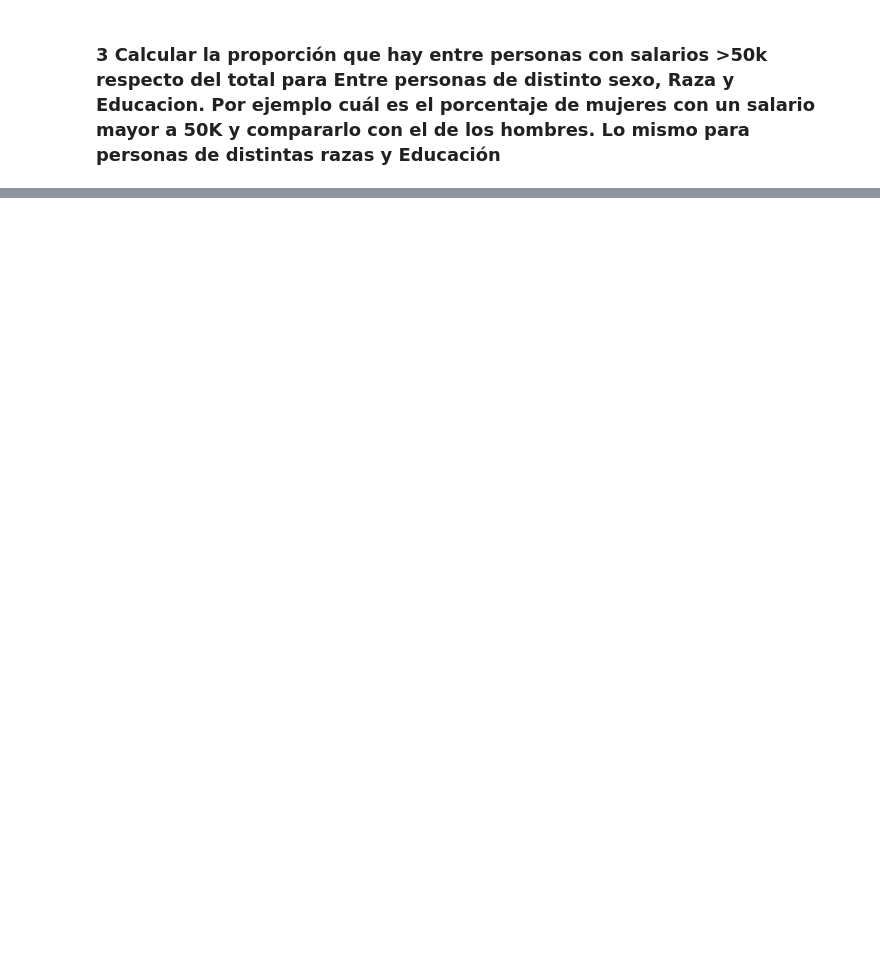
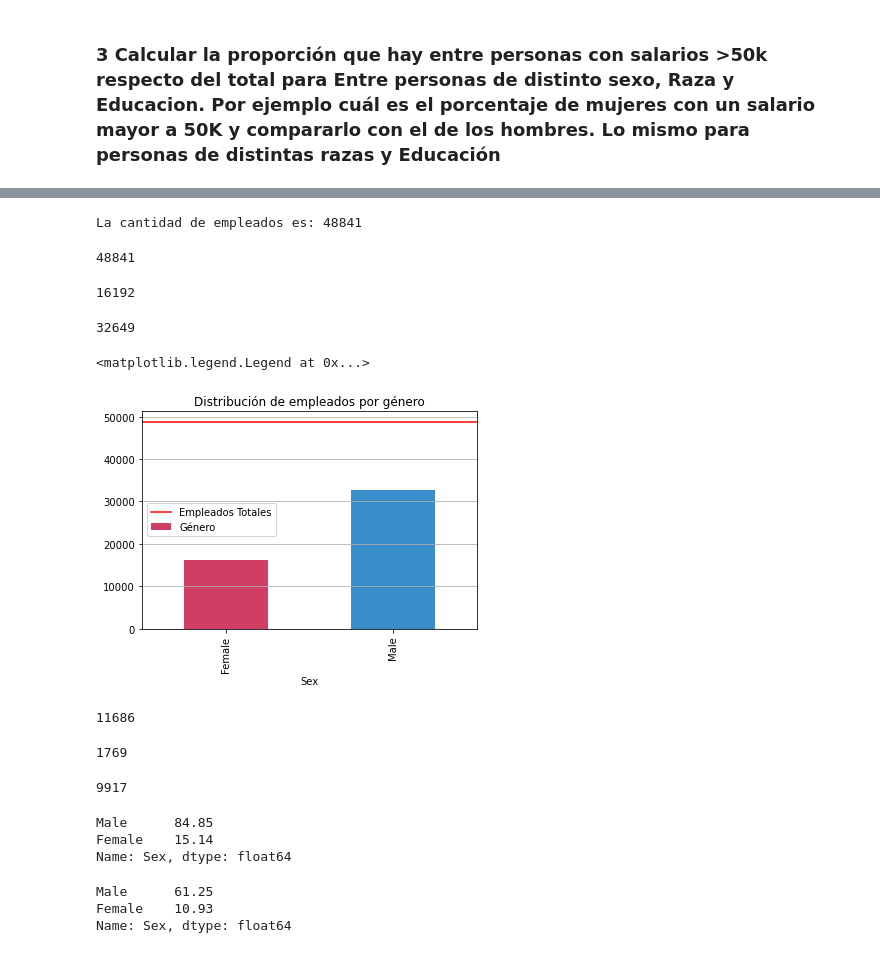
Before and after one commit to chopliszt/data-science-coder, a Jupyter notebook: Desafío 6 data wrangling 2/Desafío 6 Data Wrangling 2.ipynb, the cells around one changed output, grey strips where cells are left out. Drawn from its saved outputs; the diff is of its cells as text; code cells hidden in the pictures; blank space fills up the shorter version.

```diff
--- a/Desafío 6 data wrangling 2/Desafío 6 Data Wrangling 2.ipynb
+++ b/Desafío 6 data wrangling 2/Desafío 6 Data Wrangling 2.ipynb
@@ -16,3 +16,10 @@ w_data.head()
 | 2 | Private | 215646.0 | 0.0 | 0.0 | 40.0 | 143654 | <=50K |
 | 3 | Private | 234721.0 | 0.0 | 0.0 | 40.0 | 41510 | <=50K |
 | 4 | Private | 338409.0 | 0.0 | 0.0 | 40.0 | 195025 | <=50K |
+# %%
+p_data=pd.read_csv("p_data.csv",sep=";")
+p_data.head();
+# %%
+#merge https://pandas.pydata.org/docs/reference/api/pandas.DataFrame.merge.html
+df_unido = pd.merge(w_data, p_data, on='ID', how='outer', indicator='union')
+df_unido.head()
@@ -22,0 +63,4 @@ w_data.head()
+# %%
+df_unido['Target'] = df_unido['Target'].str.replace('<=50K.', '<=50K')
+df_unido['Target'] = df_unido['Target'].str.replace('>50K.','>50K')
+df_unido.groupby(by=df_unido['Target']).count()
@@ -24,0 +110,5 @@ w_data.head()
+# %%
+df_unido['Sex'] = df_unido['Sex'].str.strip()
+df_unido['Target'] =df_unido['Target'].str.strip()
+df_unido['Race'] = df_unido['Race'].str.strip()
+df_unido['Education'] = df_unido['Education'].str.strip()
@@ -24,0 +152,53 @@ w_data.head()
+# %%
+cantidad_empleados = df_unido['Sex'].count()
+print(f'La cantidad de empleados es: {cantidad_empleados} ')
+cantidad_empleados
+# %% [output]
+La cantidad de empleados es: 48841
+48841
+# %%
+cantidad_mujeres = df_unido[df_unido['Sex']=='Female']['Sex'].count()
+cantidad_mujeres
+# %% [output]
+16192
+# %%
+cantidad_hombres = df_unido[df_unido['Sex']=='Male']['Sex'].count()
+cantidad_hombres
+# %% [output]
+32649
+# %%
+sexDistribution = df_unido.groupby('Sex').size().plot(kind='bar', label='Género', color=['#D03E63', '#3A8ECB'])
+sexDistribution.set_title('Distribución de empleados por género')
+sexDistribution.axes.grid(b=True, axis='y')
+sexDistribution.axhline(totalEmpleados, color='red', label='Empleados Totales')
+sexDistribution.legend()
+# %% [output]
+<matplotlib.legend.Legend at 0x...>
+[figure, added]
+# %%
+more_than_50K_total = more_than_50K['Sex'].count()
+more_than_50K_total
+# %% [output]
+11686
+# %%
+more_than_50K_female = more_than_50K[more_than_50K['Sex']=='Female']['Sex'].count()
+more_than_50K_female
+# %% [output]
+1769
+# %%
+more_than_50K_male = more_than_50K[more_than_50K['Sex']=='Male']['Sex'].count()
+more_than_50K_male
+# %% [output]
+9917
+# %%
+round( ((more_than_50K['Sex'].value_counts() / len(more_than_50K))*100 ), ndigits=2)
+# %% [output]
+Male      84.85
+Female    15.14
+Name: Sex, dtype: float64
+# %%
+round( ((more_than_50K['Sex'].value_counts() / len(df_unido[df_unido['Sex']=='Female']))*100 ), ndigits=2)
+# %% [output]
+Male      61.25
+Female    10.93
+Name: Sex, dtype: float64
```
Also changed, not shown: parts of 20 cells of this notebook.
